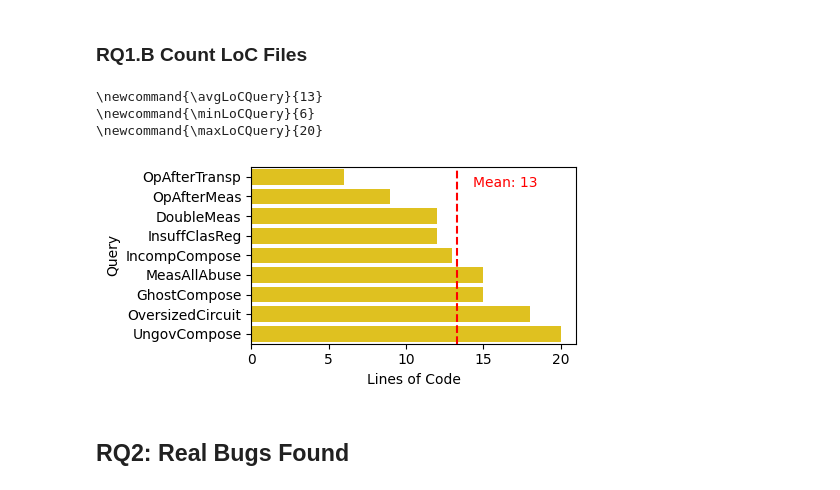
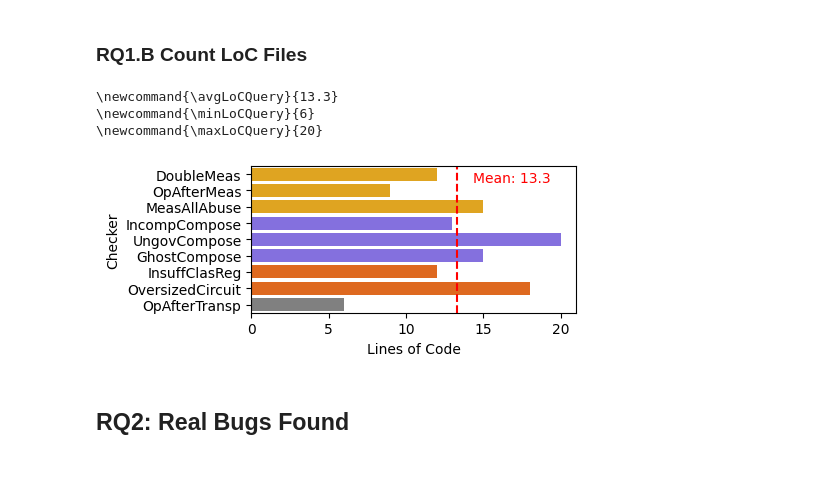
Before and after one commit to sola-st/LintQ, a Jupyter notebook: notebooks/08_Dataset_Stats.ipynb, the cells around one changed output. Cells and saved outputs as stored; diff of their text form; code cells hidden in the pictures.

```diff
--- a/notebooks/08_Dataset_Stats.ipynb
+++ b/notebooks/08_Dataset_Stats.ipynb
@@ -490,43 +626,56 @@ for query_name, query_content in query_files.items():
     })
 
 df_loc_queries = pd.DataFrame.from_records(records)
+# sort by canonical order
+categories = [
+    cat for cat in RULE_NAME_MAPPING.values()
+    if "QSmell" not in cat
+]
+df_loc_queries['query_name'] = pd.Categorical(
+    df_loc_queries['query_name'], categories=categories)
+df_loc_queries = df_loc_queries.sort_values('query_name')
+
+per_family_color = get_color_for_abstr_family(
+    df=df_loc_queries,
+    col_name='query_name',
+)
 
 # plot the lines of code histogram
-fig, ax = plt.subplots(figsize=(5, 2.5))
+fig, ax = plt.subplots(figsize=(5, 2.2))
 sns.barplot(
     data=df_loc_queries,
     y='query_name',
     x='loc',
-    color='gold',
+    palette=per_family_color.values(),
     # sort
-    order=df_loc_queries.sort_values('loc', ascending=True)['query_name'],
+    #order=df_loc_queries.sort_values('loc', ascending=True)['query_name'],
 )
 ax.set_xlabel('Lines of Code')
-ax.set_ylabel('Query')
+ax.set_ylabel('Checker')
 mean_value = df_loc_queries['loc'].mean()
 # add red line for the mean
 ax.axvline(mean_value, color='red', linestyle='--')
 # plot the label of the mean
 ax.text(
     mean_value + 1,
     0.5,
-    f'Mean: {mean_value:.0f}',
+    f'Mean: {mean_value:.1f}',
     color='red',
 )
 plt.tight_layout()
 fig.savefig(
     os.path.join(PAPER_DIR, 'loc_queries.pdf')
 )
-print("\\newcommand{\\avgLoCQuery}{" + f"{mean_value:.0f}" + "}")
+print("\\newcommand{\\avgLoCQuery}{" + f"{mean_value:.1f}" + "}")
 min_value = df_loc_queries['loc'].min()
 print("\\newcommand{\\minLoCQuery}{" + f"{min_value:.0f}" + "}")
 max_value = df_loc_queries['loc'].max()
 print("\\newcommand{\\maxLoCQuery}{" + f"{max_value:.0f}" + "}")
 # %% [output]
-\newcommand{\avgLoCQuery}{13}
+\newcommand{\avgLoCQuery}{13.3}
 \newcommand{\minLoCQuery}{6}
 \newcommand{\maxLoCQuery}{20}
-[figure, old version]
+[figure, new version]
 # %% [markdown]
 ## RQ2: Real Bugs Found
 # %%
```
Also changed, not shown: parts of 36 cells of this notebook, 11 other files.
